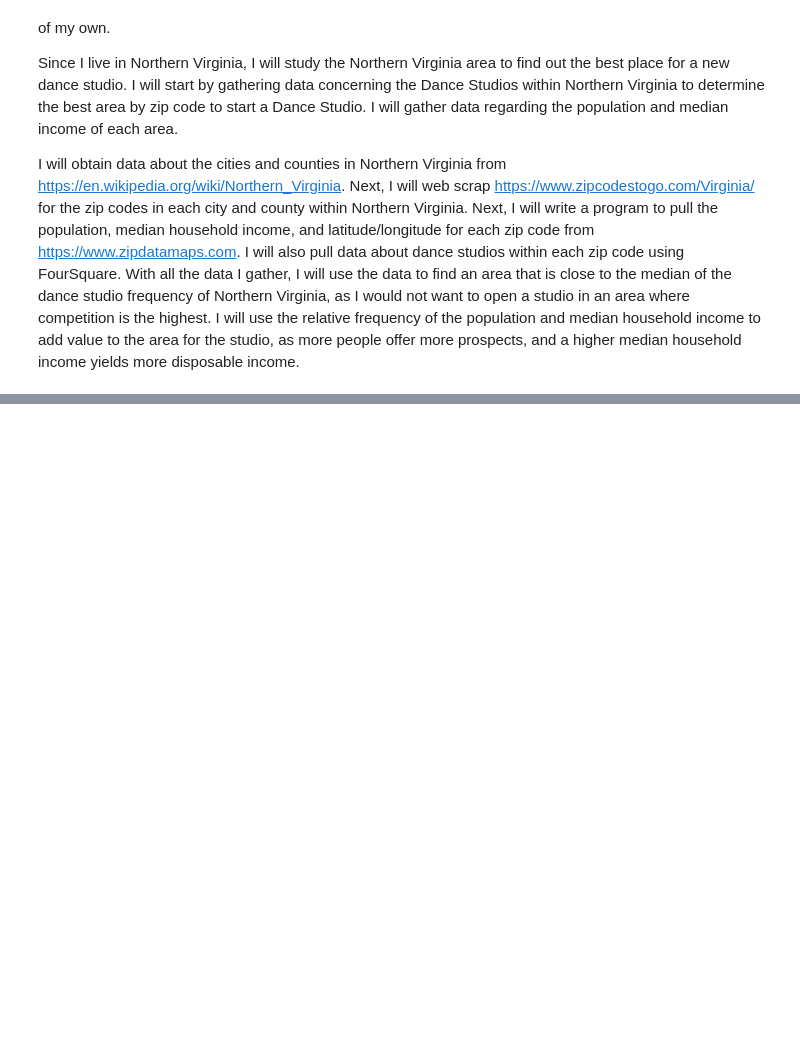
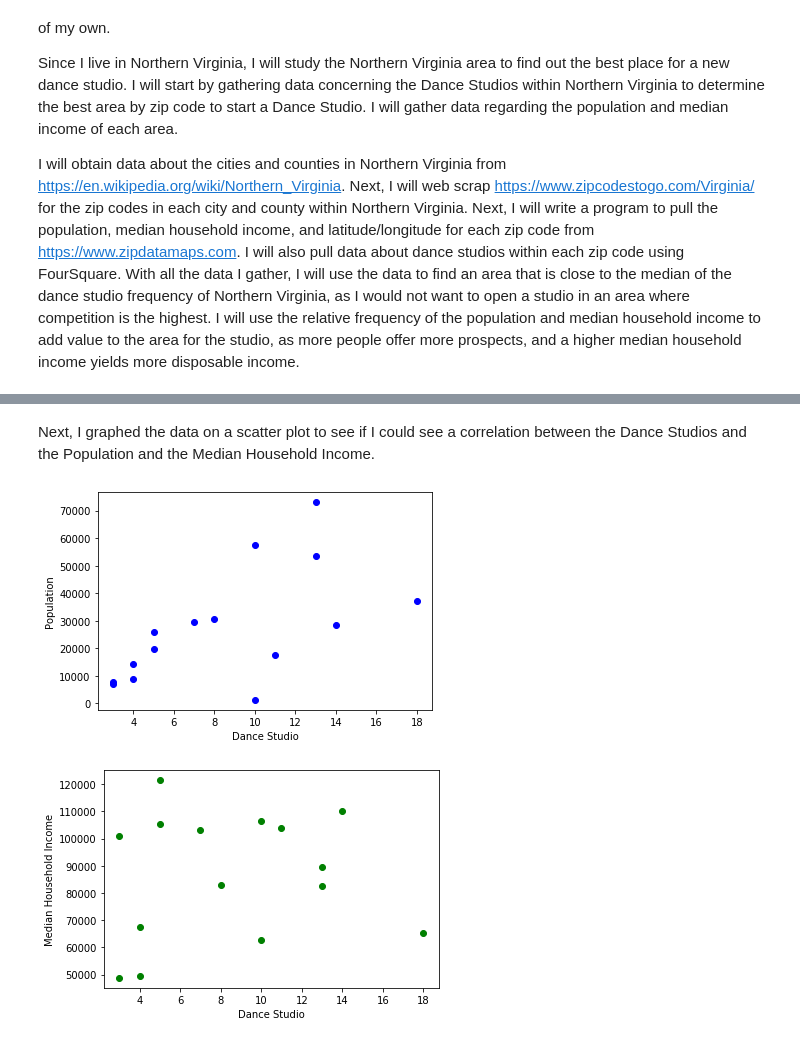
Before and after one commit to CorneliusHJackon/Coursera_Capstone, a Jupyter notebook: Dance Studio in Northern Virginia.ipynb, the cells around one changed output, grey strips where cells are left out. Cells and saved outputs as stored; diff of their text form; code cells hidden in the pictures; blank space fills up the shorter version.

```diff
--- a/Dance Studio in Northern Virginia.ipynb
+++ b/Dance Studio in Northern Virginia.ipynb
@@ -17,0 +130,2 @@ I will obtain data about the cities and counties in Northern Virginia from https
+# %%
+zip_data_maps_info = pd.read_csv('zip_data_maps_info.csv')
@@ -17,0 +263,2 @@ I will obtain data about the cities and counties in Northern Virginia from https
+# %%
+pwc_venues = pd.read_csv('pwc_venues.csv')
@@ -17,0 +267,18 @@ I will obtain data about the cities and counties in Northern Virginia from https
+# %%
+pwc_venues = pwc_venues.loc[(pwc_venues.loc[:,'Venue Category']) == "Dance Studio"]
+pwc_venues.groupby('Zip Code').count()
+
+# one hot encoding
+pwc_onehot = pd.get_dummies(pwc_venues[['Venue Category']], prefix="", prefix_sep="")
+
+# add Zip Code column back to dataframe
+pwc_onehot['Zip Code'] = pwc_venues['Zip Code']
+
+# move Zip Code column to the first column
+fixed_columns = [pwc_onehot.columns[-1]] + list(pwc_onehot.columns[:-1])
+pwc_onehot = pwc_onehot[fixed_columns]
+
+pwc_grouped = pwc_onehot.groupby('Zip Code').sum().reset_index()
+dataset3 = dataset2.reset_index()
+pwc_grouped = pd.merge(right= pwc_grouped, left=dataset3)
+pwc_grouped.head()
@@ -17,0 +292,19 @@ I will obtain data about the cities and counties in Northern Virginia from https
+# %%
+pwc_grouped.drop(columns=['index'], inplace=True)
+cols = pwc_grouped.columns.tolist()
+cols=cols[0:3]+cols[5:7]+cols[3:5]+cols[7:]
+pwc_grouped=pwc_grouped[cols]
+# %% [markdown]
+Next, I graphed the data on a scatter plot to see if I could see a correlation between the Dance Studios and the Population and the Median Household Income.
+# %%
+plt.scatter(pwc_grouped['Dance Studio'], pwc_grouped['Population'],  color='blue')
+plt.xlabel("Dance Studio")
+plt.ylabel("Population")
+plt.show()
+plt.scatter(pwc_grouped['Dance Studio'], pwc_grouped['Median Household Income'],  color='g')
+plt.xlabel("Dance Studio")
+plt.ylabel("Median Household Income")
+plt.show()
+# %% [output]
+[figure, added]
+[figure, added]
```
Also changed, not shown: parts of 49 cells of this notebook, 5 other files.
